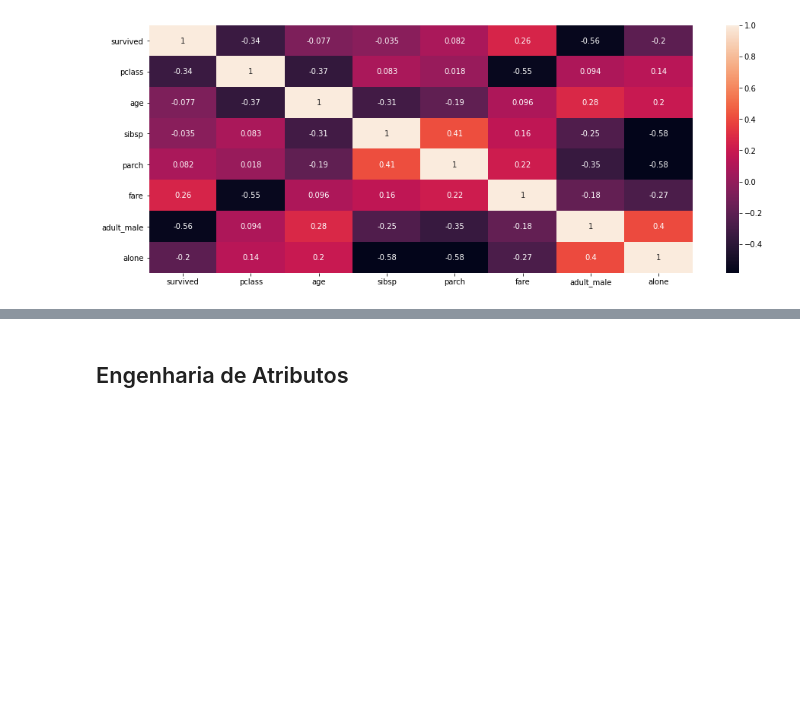
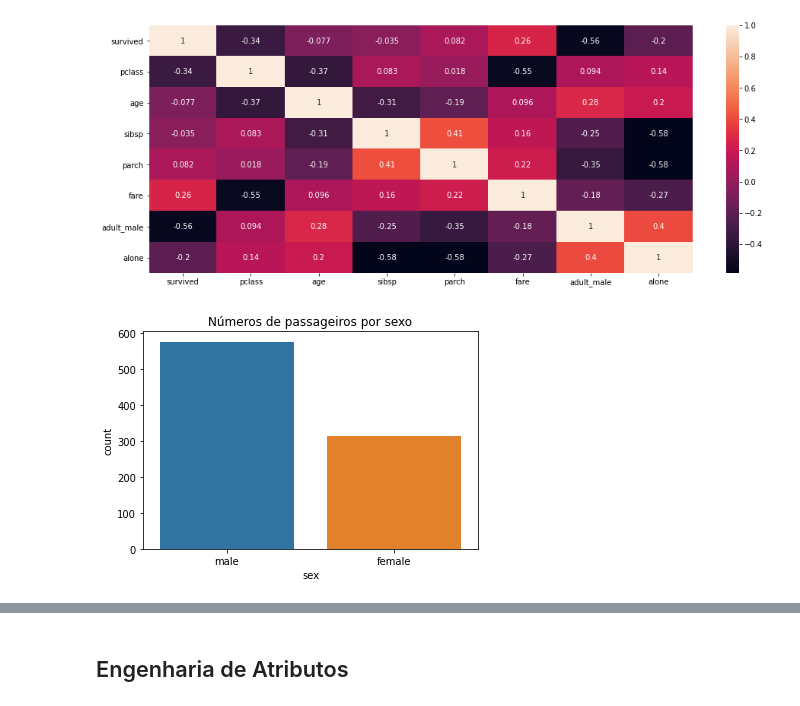
Before and after one commit to ADMEricOliveiraDSA/an-lise-de-dados-semi-estruturado-, a Jupyter notebook: Classificação_sobreviventes_Titanic.ipynb, the cells around one changed output, grey strips where cells are left out. Saved outputs shown, nothing was run; the diff lists cells and outputs as text; code cells hidden in the pictures; blank space fills up the shorter version.

```diff
--- a/Classificação_sobreviventes_Titanic.ipynb
+++ b/Classificação_sobreviventes_Titanic.ipynb
@@ -97,3 +97,8 @@ plt.figure(figsize=(16,6))
 sns.heatmap(data=correlacao,annot=True);
 # %% [output]
 [figure]
+# %%
+sns.countplot(x = titanic.sex, data=titanic,)
+plt.title("Números de passageiros por sexo");
+# %% [output]
+[figure, added]
```
Also changed, not shown: parts of 23 cells of this notebook.
